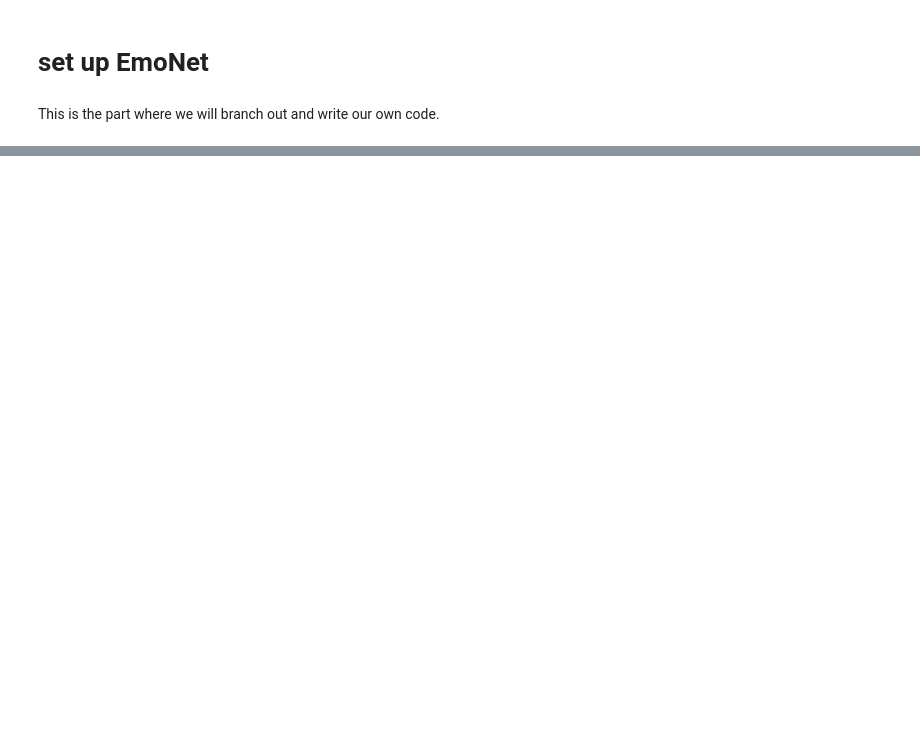
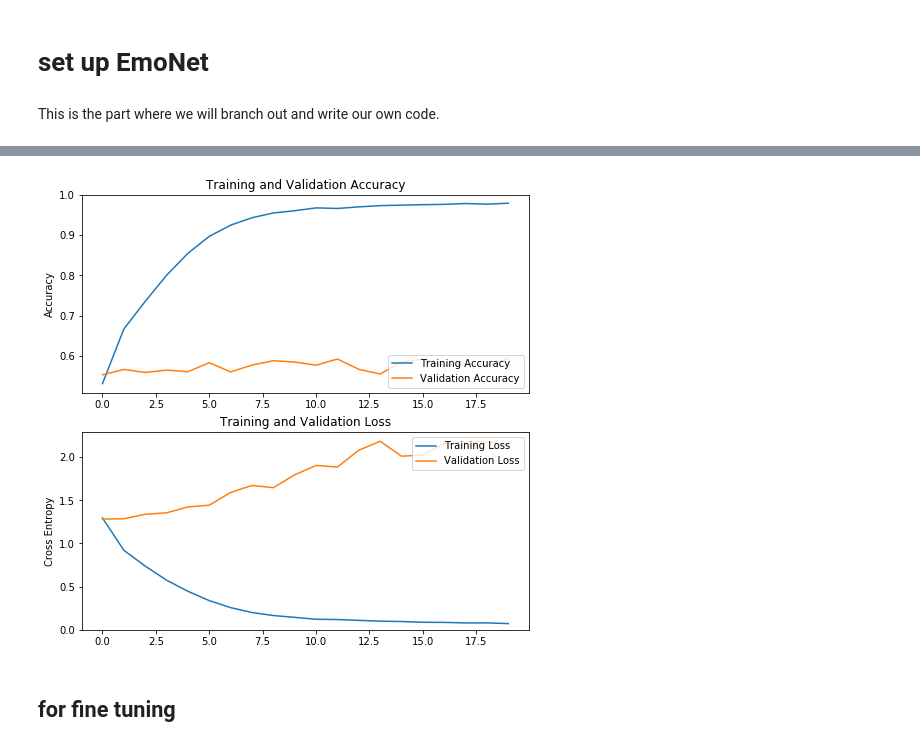
Before and after one commit to MandyZChen/emotion-recognition-transferlearning, a Jupyter notebook: EmoNet-transferlearning-MC.ipynb, the cells around one changed output, grey strips where cells are left out. Saved outputs shown, nothing was run; the diff lists cells and outputs as text; code cells hidden in the pictures; blank space fills up the shorter version.

```diff
--- a/EmoNet-transferlearning-MC.ipynb
+++ b/EmoNet-transferlearning-MC.ipynb
@@ -160,0 +183,3 @@ This is the part where we will branch out and write our own code.
+# %%
+from keras_vggface.vggface import VGGFace
+vggface = VGGFace(model='resnet50', include_top=False, input_shape = (224,224,3))
@@ -160,0 +210,9 @@ This is the part where we will branch out and write our own code.
+# %%
+# add a few layers on top
+vggface.trainable = False
+model = Sequential([
+    vggface,
+    Flatten(),
+    Dense(1024, activation='relu'),
+    Dense(256, activation='relu'),
+    Dense(len(emotion_dict), activation='softmax', name = 'classifer')])
@@ -160,0 +239,4 @@ This is the part where we will branch out and write our own code.
+# %%
+model.compile(optimizer = Adam(lr=0.0001),
+              loss='categorical_crossentropy',
+              metrics=['accuracy'])
@@ -160,0 +273,4 @@ This is the part where we will branch out and write our own code.
+# %%
+# # #run and train model
+history = run_model(model, 'model_vggFace', 20, [x_train_resized, y_train_cat], [x_public_test_resized, y_public_test_cat], 40)
+save_model(model, 'model_vggFace', working_dir)
@@ -160,0 +295,28 @@ This is the part where we will branch out and write our own code.
+# %%
+acc = history.history['acc']
+val_acc = history.history['val_acc']
+
+loss = history.history['loss']
+val_loss = history.history['val_loss']
+
+plt.figure(figsize=(8, 8))
+plt.subplot(2, 1, 1)
+plt.plot(acc, label='Training Accuracy')
+plt.plot(val_acc, label='Validation Accuracy')
+plt.legend(loc='lower right')
+plt.ylabel('Accuracy')
+plt.ylim([min(plt.ylim()),1])
+plt.title('Training and Validation Accuracy')
+
+plt.subplot(2, 1, 2)
+plt.plot(loss, label='Training Loss')
+plt.plot(val_loss, label='Validation Loss')
+plt.legend(loc='upper right')
+plt.ylabel('Cross Entropy')
+plt.ylim([0,max(plt.ylim())])
+plt.title('Training and Validation Loss')
+plt.show()
+# %% [output]
+[figure, added]
+# %% [markdown]
+## for fine tuning
```
Also changed, not shown: parts of 12 cells of this notebook.
